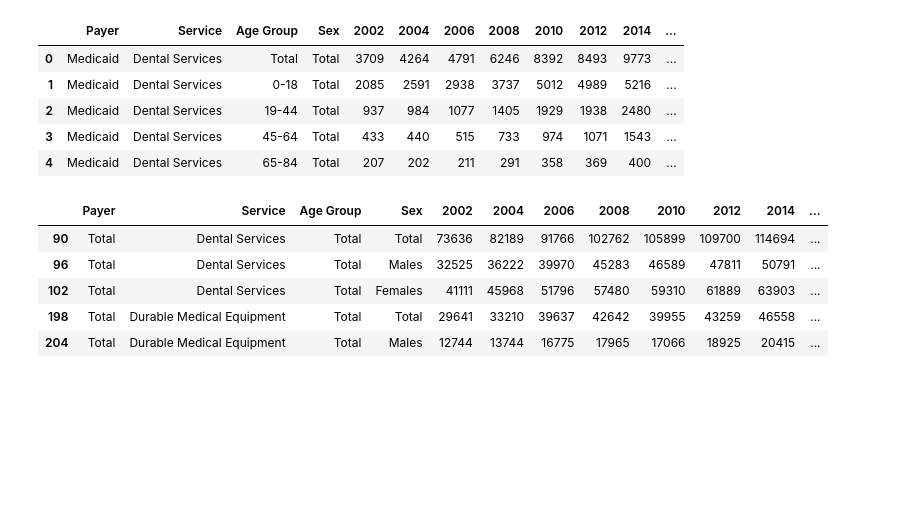
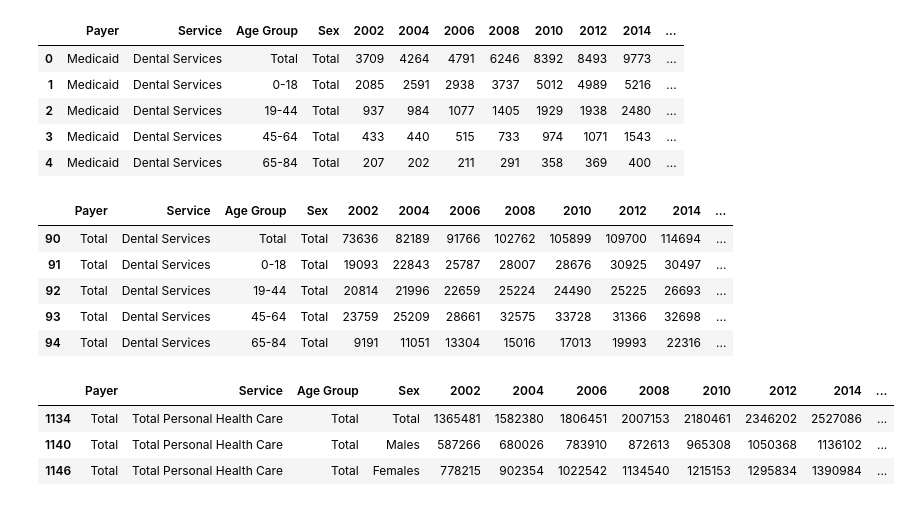
Before and after one commit to vokouns/us-healthcare-spending, a Jupyter notebook: US_Healthcare_IP.ipynb, the cells around one changed output. Saved outputs shown, nothing was run; the diff lists cells and outputs as text; code cells hidden in the pictures; blank space fills up the shorter version.

```diff
--- a/US_Healthcare_IP.ipynb
+++ b/US_Healthcare_IP.ipynb
@@ -15,16 +15,24 @@ health_data.head()
 | 3 | Medicaid | Dental Services | 45-64 | Total | 433 | 440 | 515 | 733 | 974 | 1071 | 1543 | ... |
 | 4 | Medicaid | Dental Services | 65-84 | Total | 207 | 202 | 211 | 291 | 358 | 369 | 400 | ... |
 # %%
-health_data_total = health_data[health_data["Payer"]=="Total"]
-health_data_totals = health_data_total[health_data_total["Age Group"]=="Total"]
+health_data_totals = health_data[health_data["Payer"]== "Total"]
 health_data_totals.head()
 # %% [output]
 |  | Payer | Service | Age Group | Sex | 2002 | 2004 | 2006 | 2008 | 2010 | 2012 | 2014 | ... |
 | 90 | Total | Dental Services | Total | Total | 73636 | 82189 | 91766 | 102762 | 105899 | 109700 | 114694 | ... |
-| 96 | Total | Dental Services | Total | Males | 32525 | 36222 | 39970 | 45283 | 46589 | 47811 | 50791 | ... |
-| 102 | Total | Dental Services | Total | Females | 41111 | 45968 | 51796 | 57480 | 59310 | 61889 | 63903 | ... |
-| 198 | Total | Durable Medical Equipment | Total | Total | 29641 | 33210 | 39637 | 42642 | 39955 | 43259 | 46558 | ... |
-| 204 | Total | Durable Medical Equipment | Total | Males | 12744 | 13744 | 16775 | 17965 | 17066 | 18925 | 20415 | ... |
+| 91 | Total | Dental Services | 0-18 | Total | 19093 | 22843 | 25787 | 28007 | 28676 | 30925 | 30497 | ... |
+| 92 | Total | Dental Services | 19-44 | Total | 20814 | 21996 | 22659 | 25224 | 24490 | 25225 | 26693 | ... |
+| 93 | Total | Dental Services | 45-64 | Total | 23759 | 25209 | 28661 | 32575 | 33728 | 31366 | 32698 | ... |
+| 94 | Total | Dental Services | 65-84 | Total | 9191 | 11051 | 13304 | 15016 | 17013 | 19993 | 22316 | ... |
+# %%
+health_data_totals = health_data_totals[health_data_totals["Service"]== "Total Personal Health Care"]
+health_data_totals = health_data_totals[health_data_totals["Age Group"]== "Total"]
+health_data_totals
+# %% [output]
+|  | Payer | Service | Age Group | Sex | 2002 | 2004 | 2006 | 2008 | 2010 | 2012 | 2014 | ... |
+| 1134 | Total | Total Personal Health Care | Total | Total | 1365481 | 1582380 | 1806451 | 2007153 | 2180461 | 2346202 | 2527086 | ... |
+| 1140 | Total | Total Personal Health Care | Total | Males | 587266 | 680026 | 783910 | 872613 | 965308 | 1050368 | 1136102 | ... |
+| 1146 | Total | Total Personal Health Care | Total | Females | 778215 | 902354 | 1022542 | 1134540 | 1215153 | 1295834 | 1390984 | ... |
 # %%
 health_data_sex = health_data_totals[health_data_totals["Sex"]!= "Total"]
 health_data_sex.head()
```
Also changed, not shown: parts of 19 cells of this notebook, 2 other files.
